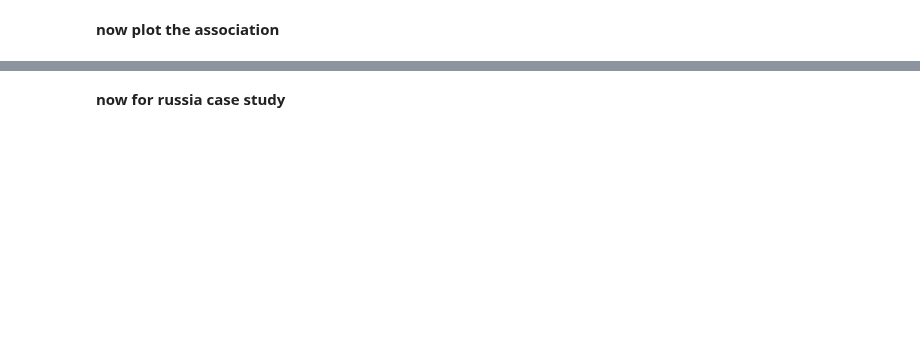
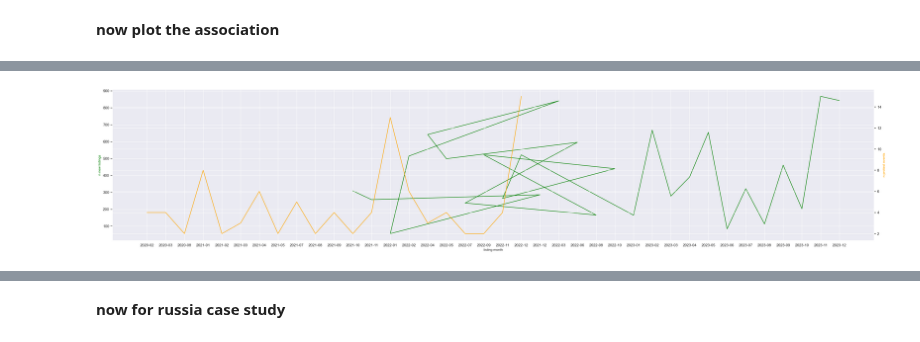
Before and after one commit to NatStrom/INSA, a Jupyter notebook: Opensanctions/Clean/US_SDN_Analysis.ipynb, the cells around one changed output, grey strips where cells are left out. Cells and saved outputs as stored; diff of their text form; code cells hidden in the pictures; blank space fills up the shorter version.

```diff
--- a/Opensanctions/Clean/US_SDN_Analysis.ipynb
+++ b/Opensanctions/Clean/US_SDN_Analysis.ipynb
@@ -320,6 +323,7 @@ conflict.describe
 # get a month id
 conflict['month'] = pd.to_datetime(conflict['conflict_event']).dt.to_period('M')
 conflict_os['month'] = pd.to_datetime(conflict_os['conflict_event']).dt.to_period('M')
+coup['month'] = pd.to_datetime(coup['coup_event']).dt.to_period('M')
 # %%
 print(conflict.columns)
 conflict = conflict.sort_values(by=['month'])
@@ -330,3 +334,9 @@ print(conflict_os)
 print(protest.columns)
 protest = protest.sort_values(by=['month'])
 print(protest)
+print(coup.columns)
+coup=coup.sort_values(by=['month'])
+print(coup)
+print(terror.columns)
+terror=terror.sort_values(by=['year'])
+print(terror)
@@ -343,3 +371,6 @@ conflict_os.month.dtypes
 
 protest['month'] = protest['month'].astype(str)
 protest.month.dtypes
+
+coup['month'] = coup['month'].astype(str)
+coup.month.dtypes
@@ -346,14 +379,18 @@ protest.month.dtypes
 # %%
 #get the new listings per month toether with conflict fatalities and protest events
+# combined plot
+#get the new listings per month toether with conflict fatalities and protest events and coups
 # combined plot
 grouped_1 = data.groupby(['month']).agg({'new_listing_count': 'sum'})
 grouped_2 = conflict.groupby(['month']).agg({'fatality_best_estimate': 'sum'})
 grouped_3 = conflict_os.groupby(['month']).agg({'fatality_best_estimate': 'sum'})
 grouped_4 = protest.groupby(['month']).agg({'event_count': 'sum'})
+grouped_5 = coup.groupby(['month']).agg({'coup_summed': 'sum'})
 grouped_1 = grouped_1.reset_index()
 grouped_2 = grouped_2.reset_index()
 grouped_3 = grouped_3.reset_index()
 grouped_4 = grouped_4.reset_index()
+grouped_5 = grouped_5.reset_index()
 # %%
 # create figure and axis objects with subplots()
 fig,ax = plt.subplots(figsize=(40,8))
@@ -415,3 +458,24 @@ plt.savefig('timetrend_combined_protest.png')
+# %%
+# create figure and axis objects with subplots()
+fig,ax = plt.subplots(figsize=(40,8))
+# make a plot
+ax.plot(grouped_1.month,
+        grouped_1.new_listing_count,
+        color="green")
+# set x-axis label
+ax.set_xlabel("listing month", fontsize = 10)
+# set y-axis label
+ax.set_ylabel("n new listings",
+              color="green",
+              fontsize=10)
+# twin object for two different y-axis on the sample plot
+ax5=ax.twinx()
+# make a plot with different y-axis using second axis object
+ax5.plot(grouped_5.month, grouped_5["coup_summed"],color="orange")
+ax5.set_ylabel("n protest events",color="orange",fontsize=10)
+plt.savefig('timetrend_ofac_cons_combined_coups.png')
+# %% [output]
+[figure, added]
 # %%
 #filter the listings
 data = data.copy()
```
Also changed, not shown: parts of 15 cells of this notebook, 14 other files.
